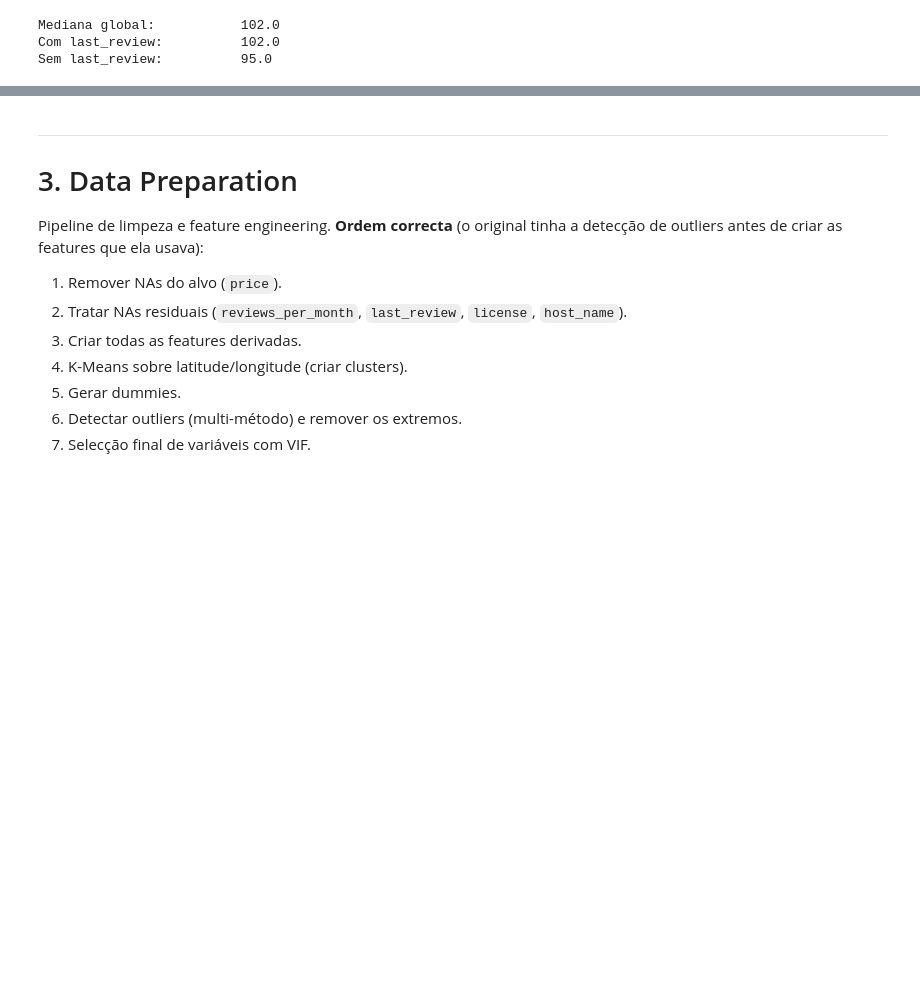
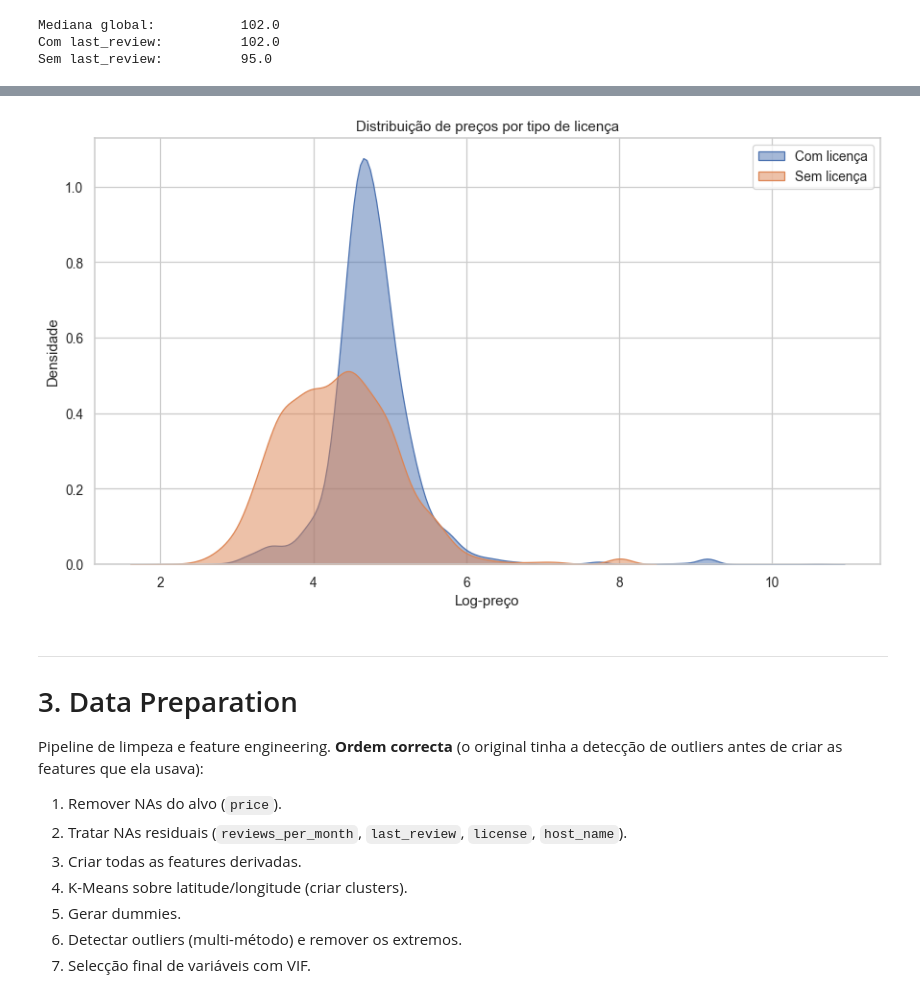
Before and after one commit to leandromicael123/An-lise-regress-o, a Jupyter notebook: Trabalho_v2.ipynb, the cells around one changed output, grey strips where cells are left out. Cells and saved outputs as stored; diff of their text form; code cells hidden in the pictures; blank space fills up the shorter version.

```diff
--- a/Trabalho_v2.ipynb
+++ b/Trabalho_v2.ipynb
@@ -644,3 +679,16 @@ Sem last_review:          95.0
+# %%
+# distribuição de preços para anúncios com e sem licença
+plt.figure(figsize=(10, 6))
+sns.kdeplot(np.log(df.loc[df["license"].notna() & df["license"].notnull(), "price"]), label="Com licença", fill=True, alpha=0.5)
+sns.kdeplot(np.log(df.loc[df["license"].isna() | df["license"].isnull(), "price"]), label="Sem licença", fill=True, alpha=0.5)
+plt.xlabel("Log-preço")
+plt.ylabel("Densidade")
+plt.title("Distribuição de preços por tipo de licença")
+plt.legend()
+plt.tight_layout()
+plt.show()
+# %% [output]
+[figure, added]
 # %% [markdown]
 ---
 # 3. Data Preparation
```
Also changed, not shown: parts of 19 cells of this notebook.
